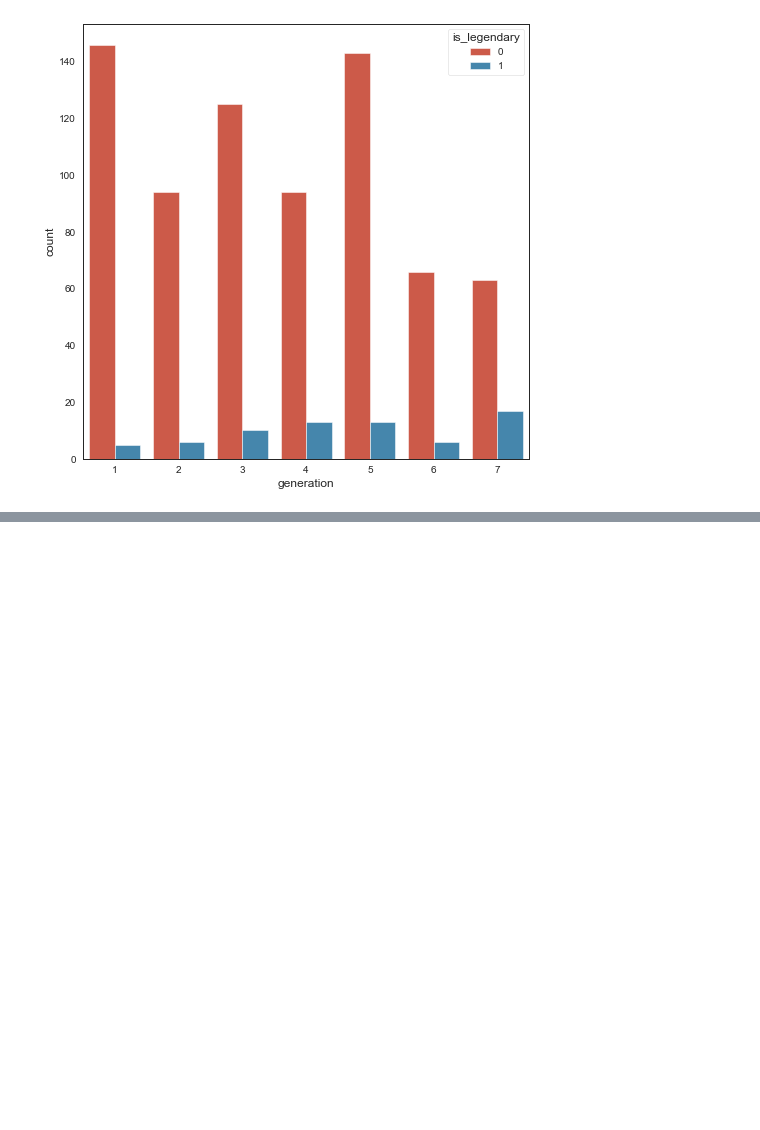
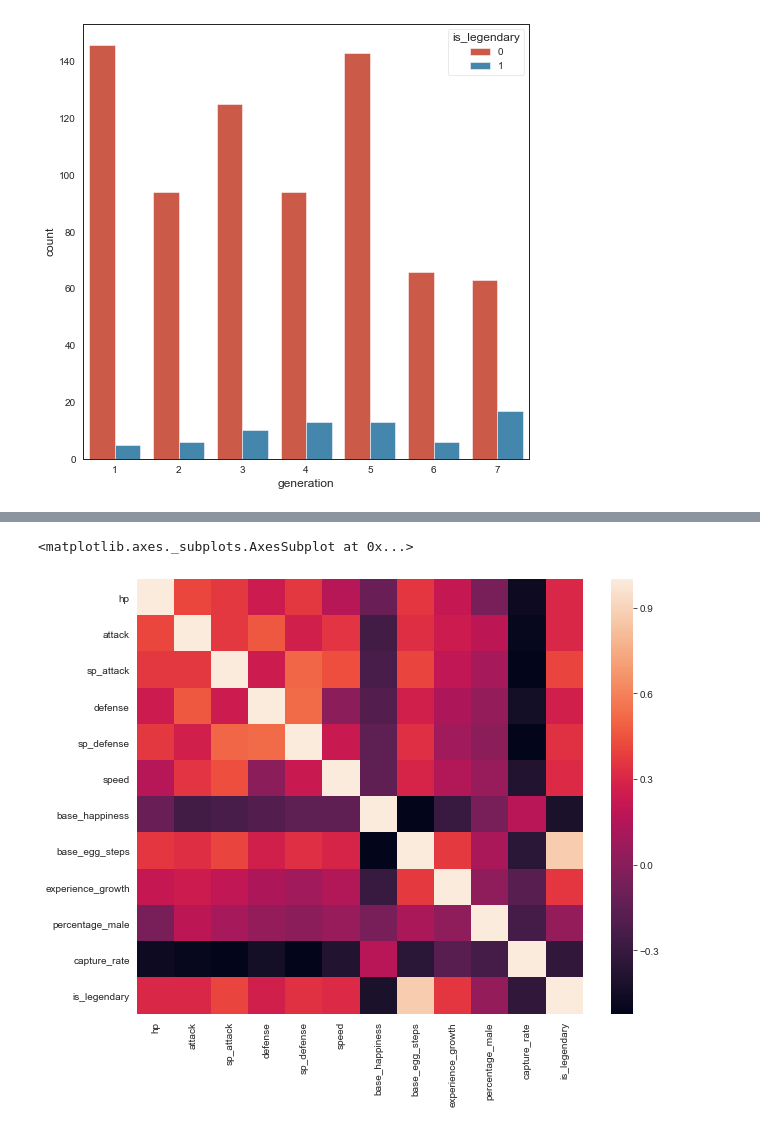
Before and after one commit to MihirBindal/Data-analysis-on-pokemon-dataset, a Jupyter notebook: Data Analysis on Pokemon dataet.ipynb, the cells around one changed output, grey strips where cells are left out. Cells and saved outputs as stored; diff of their text form; code cells hidden in the pictures; blank space fills up the shorter version.

```diff
--- a/Data Analysis on Pokemon dataet.ipynb
+++ b/Data Analysis on Pokemon dataet.ipynb
@@ -450,0 +449,11 @@ Name: type2, Length: 384, dtype: object
+# %%
+corr = df[['hp','attack','sp_attack','defense','sp_defense','speed','base_happiness',
+            'base_egg_steps','experience_growth','percentage_male',
+           'capture_rate','is_legendary']].corr()
+f, ax = plt.subplots(figsize=(10, 8))
+sns.heatmap(corr,
+            xticklabels=corr.columns.values,
+            yticklabels=corr.columns.values)
+# %% [output]
+<matplotlib.axes._subplots.AxesSubplot at 0x...>
+[figure, added]
```
Also changed, not shown: parts of 9 cells of this notebook, 2 other files.
